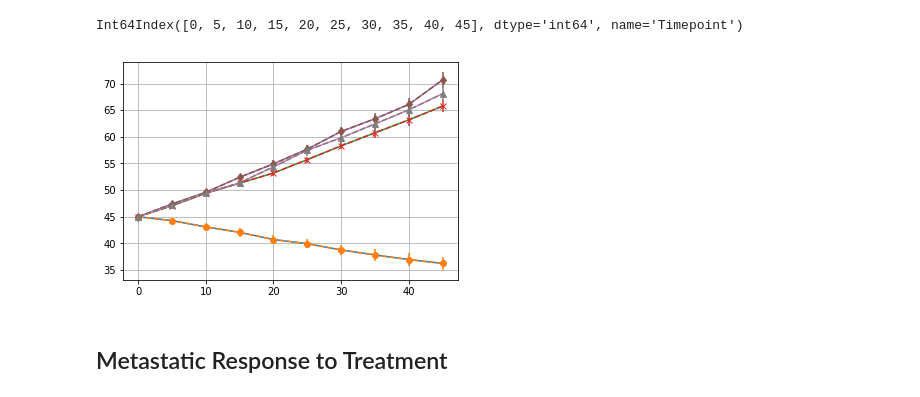
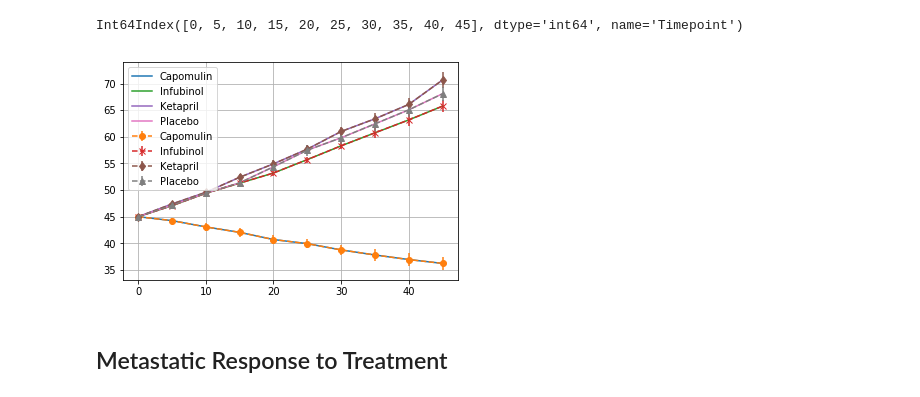
Before and after one commit to paul-data-science/HW5, a Jupyter notebook: pymaceuticals_starter-PAULAGv2.ipynb, the cells around one changed output. Cells and saved outputs as stored; diff of their text form; code cells hidden in the pictures.

```diff
--- a/pymaceuticals_starter-PAULAGv2.ipynb
+++ b/pymaceuticals_starter-PAULAGv2.ipynb
@@ -132,20 +132,22 @@ Int64Index([0, 5, 10, 15, 20, 25, 30, 35, 40, 45], dtype='int64', name='Timepoin
 # %%
 # Generate the Plot (with Error Bars)
 fig, ax=plt.subplots()
 mtv_df=mean_tumor_volume_df_pivot
 stv_df=stem_tumor_volume_df_pivot
 
 mtv_timepoint=mtv_df.index
 i=0
 for drug in drug_list:
     plt.plot(mtv_timepoint, mtv_df[drug])
     ax.errorbar(mtv_timepoint, mtv_df[drug], linestyle='--', marker=markers[i], yerr=stv_df[drug])
     i+=1
+
+plt.legend(loc="best")
 plt.grid()
 
 # Save the Figure
 # %% [output]
-[figure, old version]
+[figure, new version]
 # %%
 # Show the Figure
 plt.show()
```
Also changed, not shown: parts of 3 cells of this notebook.
